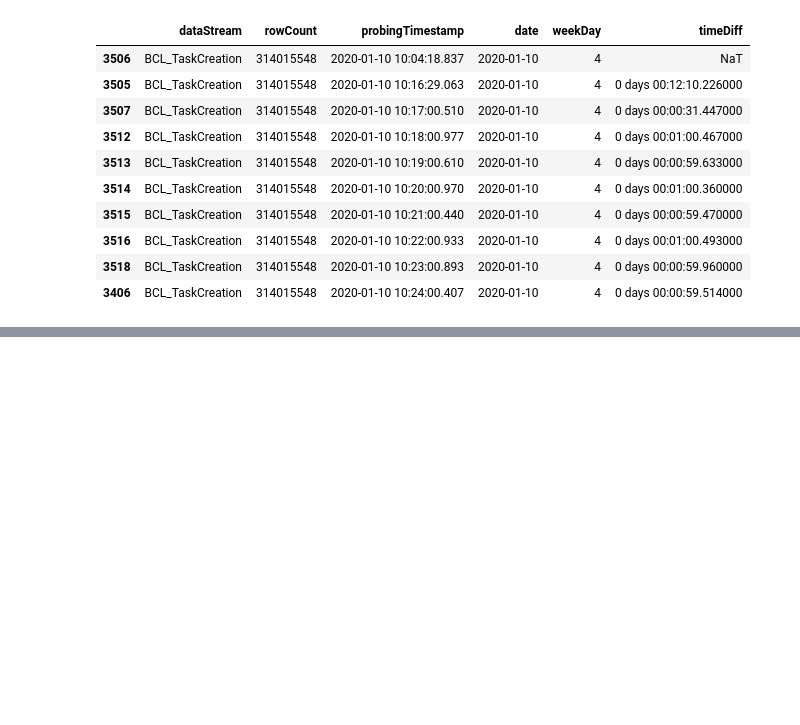
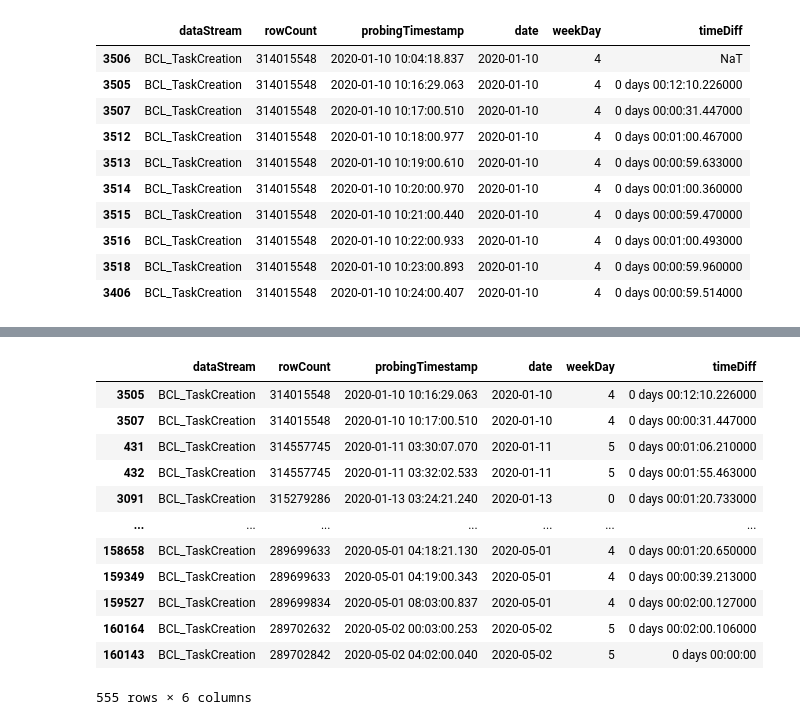
Before and after one commit to pawelpuszcz/timeseries-data-analysis, a Jupyter notebook: BPTask.ipynb, the cells around one changed output, grey strips where cells are left out. Cells and saved outputs as stored; diff of their text form; code cells hidden in the pictures; blank space fills up the shorter version.

```diff
--- a/BPTask.ipynb
+++ b/BPTask.ipynb
@@ -248,0 +307,18 @@ df.head(10)
+# %%
+filter3 = (df['timeDiff'] < '0 days 00:00:55.000000') | (df['timeDiff'] > '0 days 00:01:05.000000')
+# %%
+df[filter3]
+# %% [output]
+|  | dataStream | rowCount | probingTimestamp | date | weekDay | timeDiff |
+| 3505 | BCL_TaskCreation | 314015548 | 2020-01-10 10:16:29.063 | 2020-01-10 | 4 | 0 days 00:12:10.226000 |
+| 3507 | BCL_TaskCreation | 314015548 | 2020-01-10 10:17:00.510 | 2020-01-10 | 4 | 0 days 00:00:31.447000 |
+| 431 | BCL_TaskCreation | 314557745 | 2020-01-11 03:30:07.070 | 2020-01-11 | 5 | 0 days 00:01:06.210000 |
+| 432 | BCL_TaskCreation | 314557745 | 2020-01-11 03:32:02.533 | 2020-01-11 | 5 | 0 days 00:01:55.463000 |
+| 3091 | BCL_TaskCreation | 315279286 | 2020-01-13 03:24:21.240 | 2020-01-13 | 0 | 0 days 00:01:20.733000 |
+| ... | ... | ... | ... | ... | ... | ... |
+| 158658 | BCL_TaskCreation | 289699633 | 2020-05-01 04:18:21.130 | 2020-05-01 | 4 | 0 days 00:01:20.650000 |
+| 159349 | BCL_TaskCreation | 289699633 | 2020-05-01 04:19:00.343 | 2020-05-01 | 4 | 0 days 00:00:39.213000 |
+| 159527 | BCL_TaskCreation | 289699834 | 2020-05-01 08:03:00.837 | 2020-05-01 | 4 | 0 days 00:02:00.127000 |
+| 160164 | BCL_TaskCreation | 289702632 | 2020-05-02 00:03:00.253 | 2020-05-02 | 5 | 0 days 00:02:00.106000 |
+| 160143 | BCL_TaskCreation | 289702842 | 2020-05-02 04:02:00.040 | 2020-05-02 | 5 | 0 days 00:00:00 |
+555 rows × 6 columns
```
Also changed, not shown: parts of 14 cells of this notebook.
